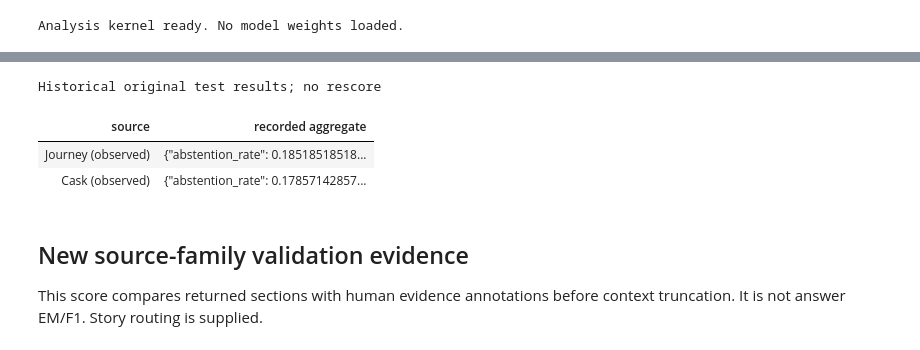
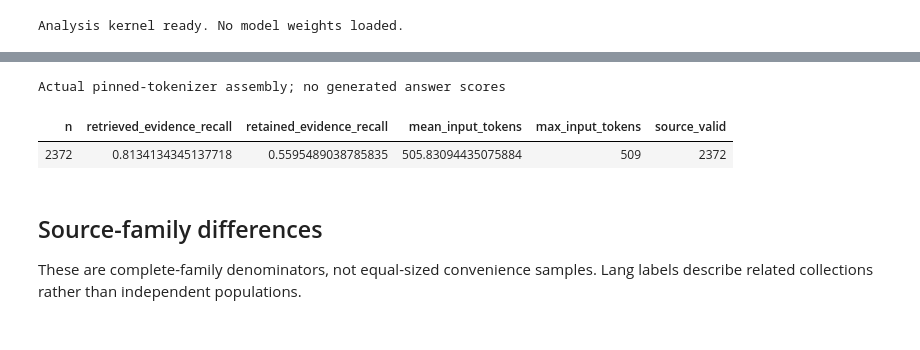
Before and after one commit to Ayano123587/thematic-literature-rag, a Jupyter notebook: notebooks/02_validation_experiments.ipynb, the cells around one changed output, grey strips where cells are left out. Saved outputs shown, nothing was run; the diff lists cells and outputs as text; code cells hidden in the pictures.

```diff
--- a/notebooks/02_validation_experiments.ipynb
+++ b/notebooks/02_validation_experiments.ipynb
@@ -90,17 +132,36 @@ repeat claims. Only aggregate fields are displayed, never private QA cases.
 # %%
-journey=read_json("docs/v2-reader-locked-test.json")
-cask=read_json("docs/v3-reader-locked-test.json")
-table([{"source":"Journey (observed)","recorded aggregate":json.dumps(journey["fresh_test"],sort_keys=True)},
-       {"source":"Cask (observed)","recorded aggregate":json.dumps(cask["fresh_test"],sort_keys=True)}],
-      ["source","recorded aggregate"],"Historical original test results; no rescore")
+retention = read_json("docs/context-retention.json")
+table(
+    [
+        {
+            k: retention[k]
+            for k in (
+                "n",
+                "retrieved_evidence_recall",
+                "retained_evidence_recall",
+                "mean_input_tokens",
+                "max_input_tokens",
+                "source_valid",
+            )
+        }
+    ],
+    [
+        "n",
+        "retrieved_evidence_recall",
+        "retained_evidence_recall",
+        "mean_input_tokens",
+        "max_input_tokens",
+        "source_valid",
+    ],
+    "Actual pinned-tokenizer assembly; no generated answer scores",
+)
 # %% [output]
-Historical original test results; no rescore
+Actual pinned-tokenizer assembly; no generated answer scores
-| source | recorded aggregate |
-| Journey (observed) | {"abstention_rate": 0.18518518518... |
-| Cask (observed) | {"abstention_rate": 0.17857142857... |
+| n | retrieved_evidence_recall | retained_evidence_recall | mean_input_tokens | max_input_tokens | source_valid |
+| 2372 | 0.8134134345137718 | 0.5595489038785835 | 505.83094435075884 | 509 | 2372 |
 # %% [markdown]
-## New source-family validation evidence
+## Source-family differences
 
-This score compares returned sections with human evidence annotations before
-context truncation. It is not answer EM/F1. Story routing is supplied.
+These are complete-family denominators, not equal-sized convenience samples.
+Lang labels describe related collections rather than independent populations.
 # %%
```
Also changed, not shown: parts of 10 cells of this notebook, 47 other files.
